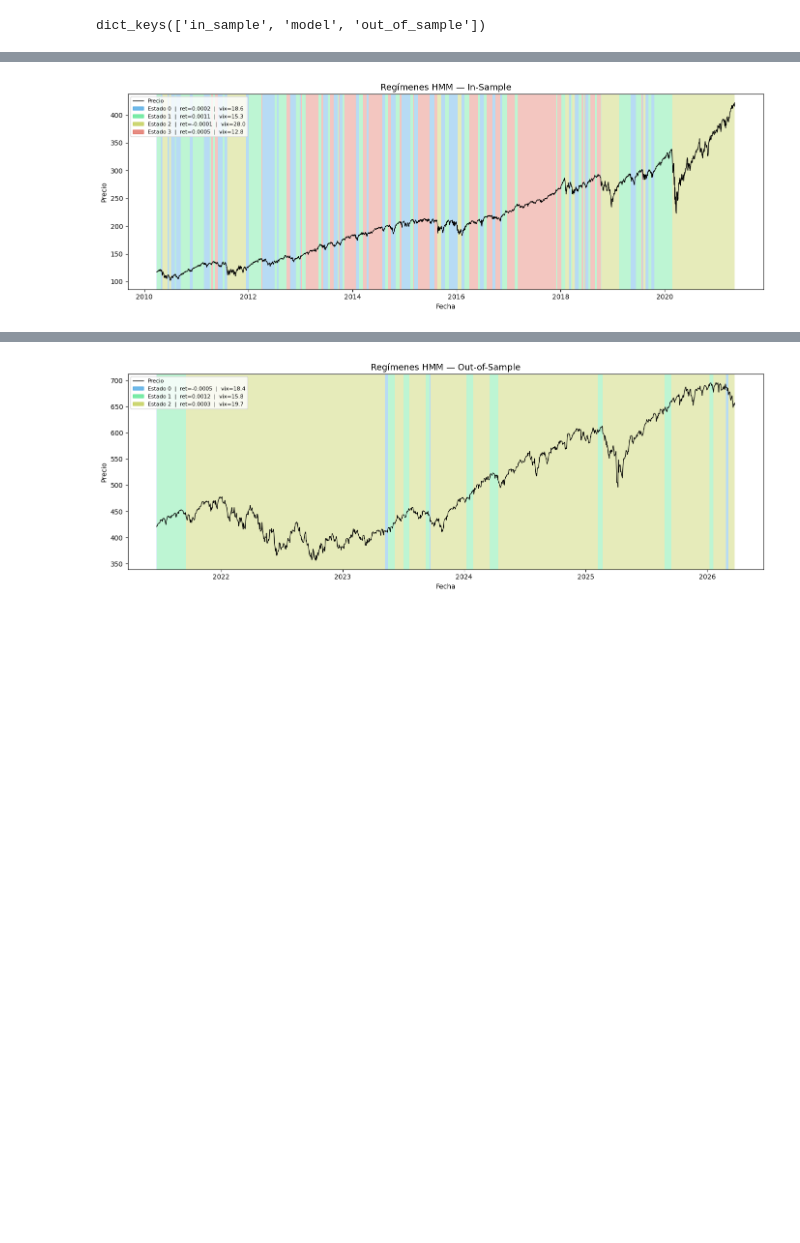
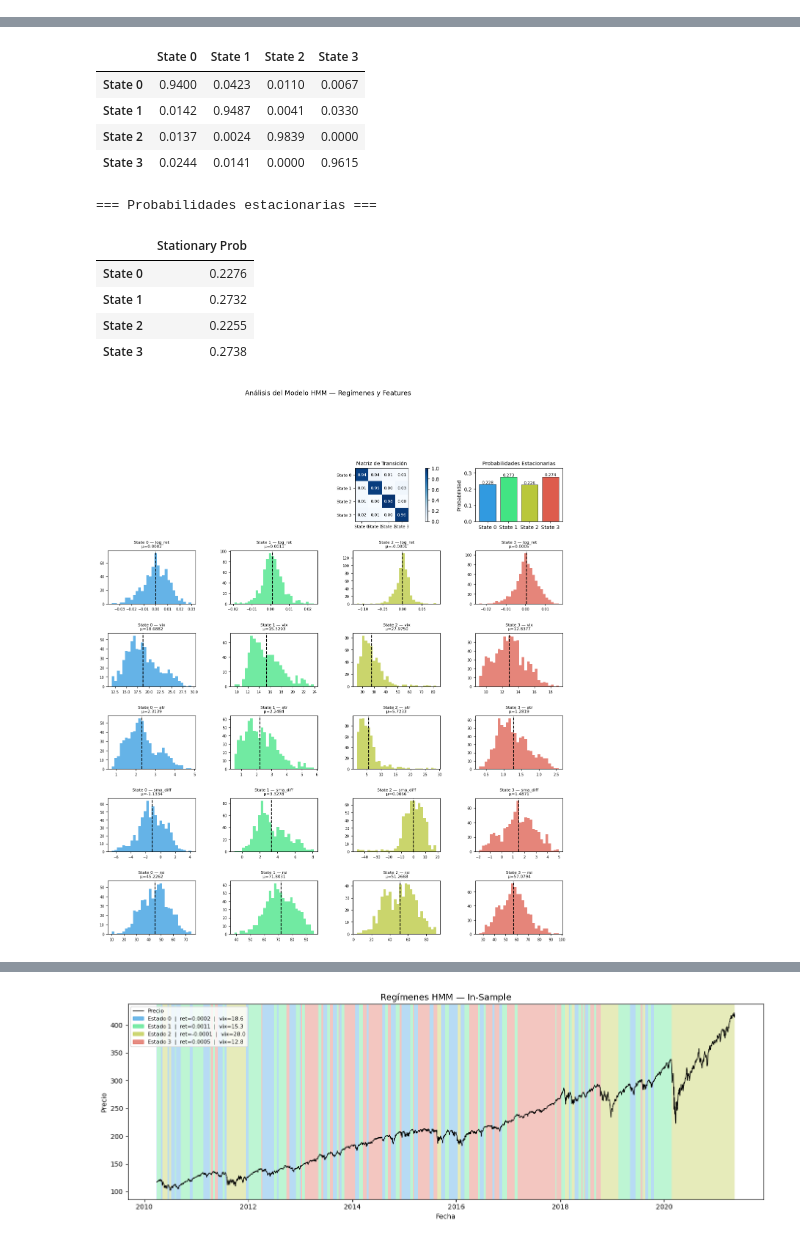
Before and after one commit to Stiven-CO/Test, a Jupyter notebook: HMM_test.ipynb, the cells around one changed output, grey strips where cells are left out. Drawn from its saved outputs; the diff is of its cells as text; code cells hidden in the pictures; blank space fills up the shorter version.

```diff
--- a/HMM_test.ipynb
+++ b/HMM_test.ipynb
@@ -128,10 +243,10 @@ REGIME_POLICY = {
 # %%
-def run_baseline(sample_df, init_cash=10_000):
+def run_baseline(sample_df, init_cash=10_000, price_col=None, vix_col=None):
     """
     Ejecuta trend y mean reversion SIN filtro HMM.
-    Sirve como referencia para comparar contra la version con modelo.
+    Sirve como referencia para comparar contra la versión con modelo.
     """
-    sample_df, _ = compute_features(sample_df)
+    sample_df, _ = compute_features(sample_df, price_col=price_col, vix_col=vix_col)
 
     trend_entries, trend_exits = trend_strategy(sample_df)
     mr_entries, mr_exits = mean_reversion_strategy(sample_df)
@@ -299,7 +429,3 @@ def plot_regimes(df, title='Regímenes HMM sobre el Precio', figsize=(14, 5)):
     ax.set_ylabel('Precio')
     plt.tight_layout()
     plt.show()
-# %%
-results.keys()
-# %% [output]
-dict_keys(['in_sample', 'model', 'out_of_sample'])
@@ -306,14 +551,36 @@ dict_keys(['in_sample', 'model', 'out_of_sample'])
 # %%
+# ── Configuración de símbolos ─────────────────────────────────────────────────
+PRICE_COL = 'SPY'
+VIX_COL   = '^VIX'
+
 # ── Carga y partición ─────────────────────────────────────────────────────────
-df = load_data()
+df = load_data(symbols=(PRICE_COL, VIX_COL))       # columns: 'SPY', '^VIX'
 train_df, test_df = split_data(df, train_size=0.7)
 
 # ── Baseline (sin HMM) ────────────────────────────────────────────────────────
-baseline_is  = run_baseline(train_df)
-baseline_oos = run_baseline(test_df)
+baseline_is  = run_baseline(train_df, price_col=PRICE_COL, vix_col=VIX_COL)
+baseline_oos = run_baseline(test_df,  price_col=PRICE_COL, vix_col=VIX_COL)
 
-# ── HMM Backtest ──────────────────────────────────────────────────────────────
-results = run_backtest(train_df=train_df, test_df=test_df)
+# ── HMM Backtest — política derivada automáticamente del modelo ───────────────
+results = run_backtest(
+    train_df=train_df, test_df=test_df,
+    price_col=PRICE_COL, vix_col=VIX_COL
+)
+
+# ── Análisis del modelo HMM entrenado ─────────────────────────────────────────
+feature_names = [f for f in FEATURE_NAMES if f in results['in_sample']['df'].columns]
+hmm_summary   = summarize_hmm_model(results['model'], feature_names)
+
+print('=== Medias por estado ===')
+display(hmm_summary['means'])
+print('=== Desviaciones estándar por estado ===')
+display(hmm_summary['stds'])
+print('=== Matriz de transición ===')
+display(hmm_summary['transitions'])
+print('=== Probabilidades estacionarias ===')
+display(hmm_summary['stationary'].to_frame())
+
+plot_hmm_model(results['model'], results['in_sample']['df'], feature_names)
 
 # ── Tabla comparativa ─────────────────────────────────────────────────────────
 portfolios = {
@@ -346 +628,12 @@ plot_regimes(results['out_of_sample']['df'], title='Regímenes HMM — Out-of-Sa
+|  | State 0 | State 1 | State 2 | State 3 |
+| State 0 | 0.9400 | 0.0423 | 0.0110 | 0.0067 |
+| State 1 | 0.0142 | 0.9487 | 0.0041 | 0.0330 |
+| State 2 | 0.0137 | 0.0024 | 0.9839 | 0.0000 |
+| State 3 | 0.0244 | 0.0141 | 0.0000 | 0.9615 |
+=== Probabilidades estacionarias ===
+|  | Stationary Prob |
+| State 0 | 0.2276 |
+| State 1 | 0.2732 |
+| State 2 | 0.2255 |
+| State 3 | 0.2738 |
-[figure, old version]
+[figure, new version]
@@ -347 +649 @@ plot_regimes(results['out_of_sample']['df'], title='Regímenes HMM — Out-of-Sa
-[figure, old version]
+[figure, new version]
```
Also changed, not shown: parts of 8 cells of this notebook.
